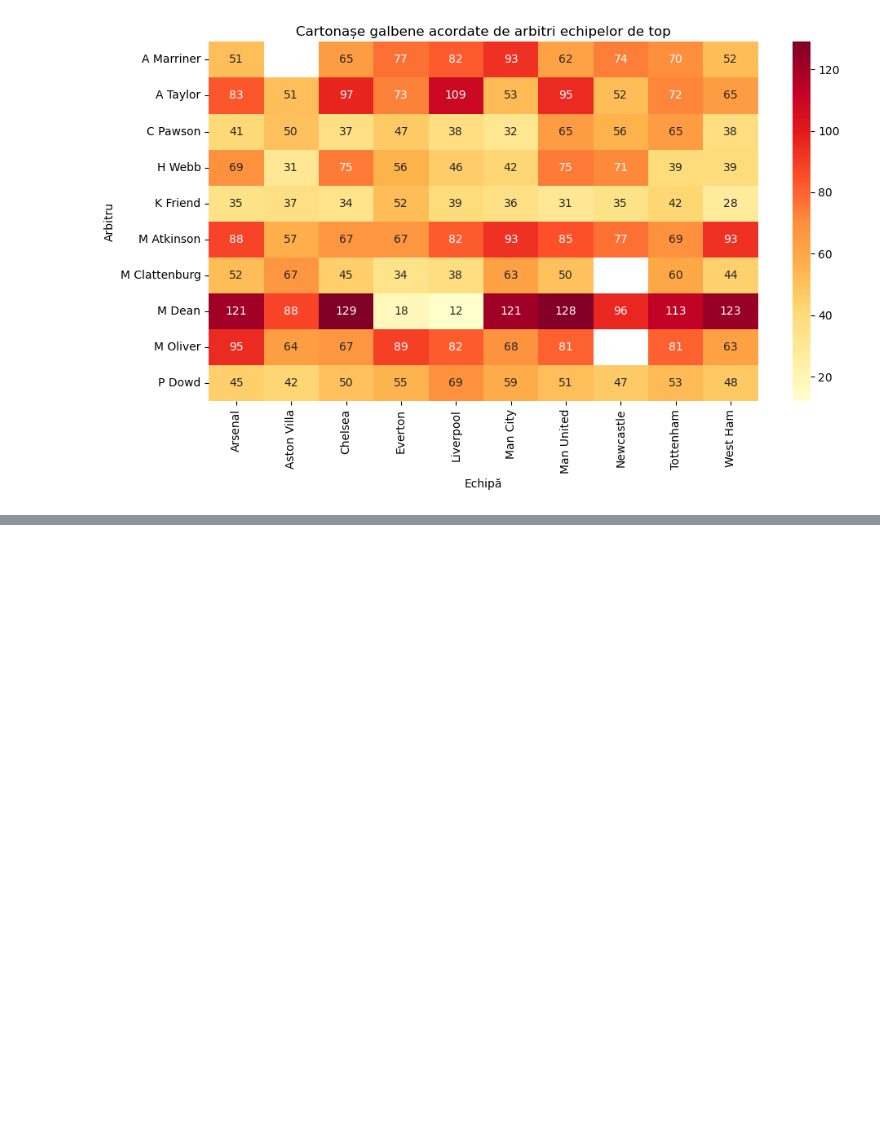
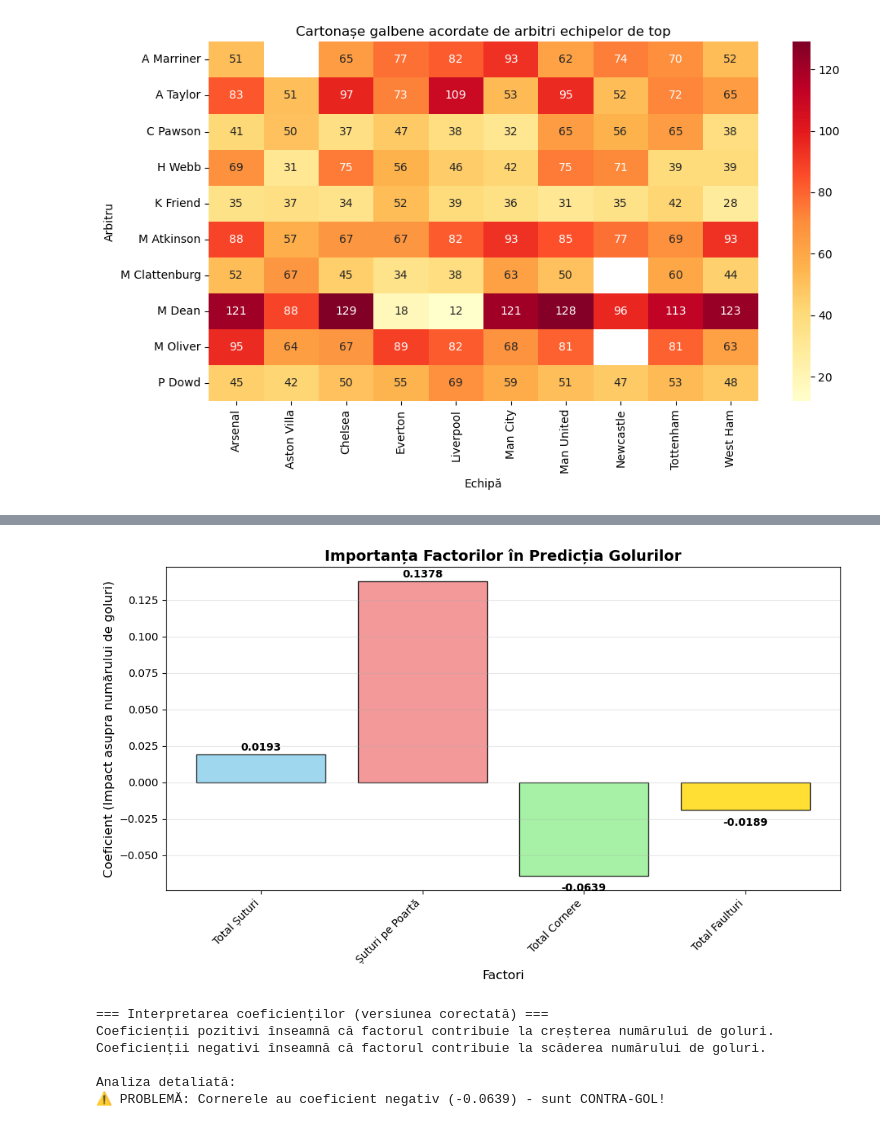
Before and after one commit to iamxorum/BigData_EPL, a Jupyter notebook: notebooks/EPL_Analysis.ipynb, the cells around one changed output, grey strips where cells are left out. Saved outputs shown, nothing was run; the diff lists cells and outputs as text; code cells hidden in the pictures; blank space fills up the shorter version.

```diff
--- a/notebooks/EPL_Analysis.ipynb
+++ b/notebooks/EPL_Analysis.ipynb
@@ -1029,0 +1263,53 @@ plt.show()
+# %%
+# Grafic cu importanța features-urilor
+plt.figure(figsize=(10, 6))
+
+# Extragem coeficienții și numele features-urilor
+coefficients = [lr_model.coefficients[i] for i in range(len(feature_cols))]
+feature_names = ['Total Șuturi', 'Șuturi pe Poartă',
+                 'Total Cornere', 'Total Faulturi']
+
+# Creăm graficul cu bare
+colors = ['skyblue', 'lightcoral', 'lightgreen', 'gold']
+bars = plt.bar(feature_names, coefficients, color=colors,
+               edgecolor='black', alpha=0.8)
+
+# Personalizăm graficul
+plt.title('Importanța Factorilor în Predicția Golurilor',
+          fontsize=14, fontweight='bold')
+plt.ylabel('Coeficient (Impact asupra numărului de goluri)', fontsize=12)
+plt.xlabel('Factori', fontsize=12)
+plt.grid(True, alpha=0.3, axis='y')
+
+# Adăugăm valorile pe fiecare bară
+for bar, coef in zip(bars, coefficients):
+    height = bar.get_height()
+    plt.text(bar.get_x() + bar.get_width()/2., height + (0.001 if height >= 0 else -0.005),
+             f'{coef:.4f}', ha='center', va='bottom' if height >= 0 else 'top', fontweight='bold')
+
+# Rotim etichetele pentru a fi mai lizibile
+plt.xticks(rotation=45, ha='right')
+plt.tight_layout()
+plt.show()
+
+# Interpretăm rezultatele - versiunea corectată
+print("=== Interpretarea coeficienților (versiunea corectată) ===")
+print("Coeficienții pozitivi înseamnă că factorul contribuie la creșterea numărului de goluri.")
+print("Coeficienții negativi înseamnă că factorul contribuie la scăderea numărului de goluri.")
+print("\nAnaliza detaliată:")
+
+corners_coef = coefficients[2]
+if corners_coef > 0:
+    print(
+        f"✓ SUCCES: Cornerele au coeficient pozitiv ({corners_coef:.4f}) - sunt PRO-GOL!")
+else:
+    print(
+        f"⚠ PROBLEMĂ: Cornerele au coeficient negativ ({corners_coef:.4f}) - sunt CONTRA-GOL!")
+# %% [output]
+[figure, added]
+=== Interpretarea coeficienților (versiunea corectată) ===
+Coeficienții pozitivi înseamnă că factorul contribuie la creșterea numărului de goluri.
+Coeficienții negativi înseamnă că factorul contribuie la scăderea numărului de goluri.
+
+Analiza detaliată:
+⚠ PROBLEMĂ: Cornerele au coeficient negativ (-0.0639) - sunt CONTRA-GOL!
```
Also changed, not shown: parts of 12 cells of this notebook.
